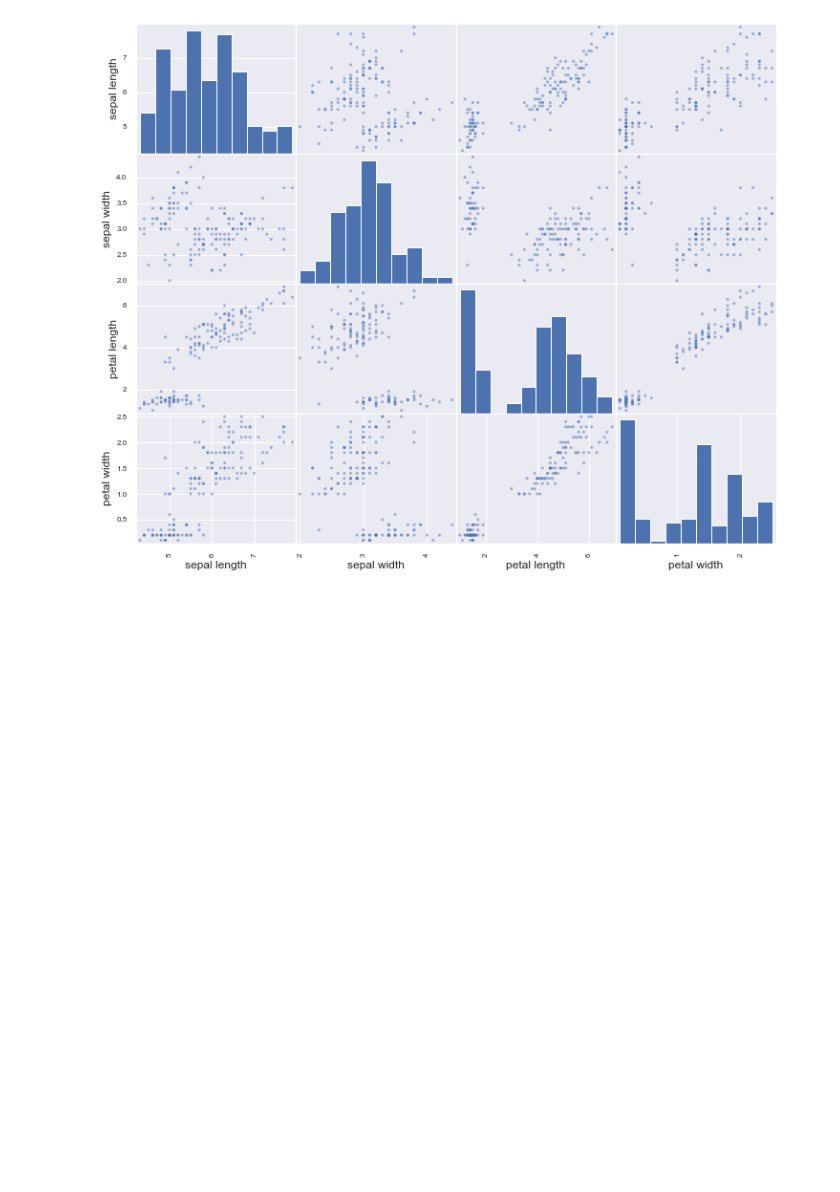
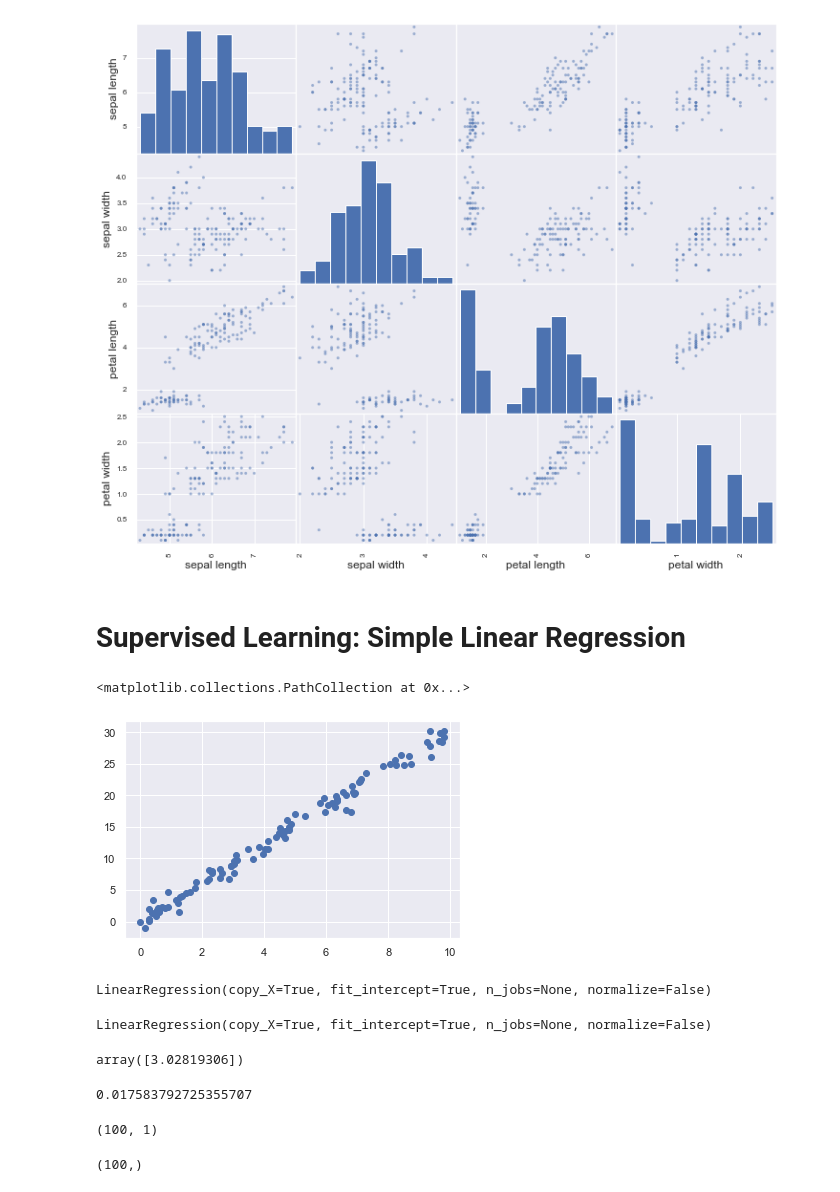
Before and after one commit to assadzakir/deep-learning, a Jupyter notebook: 04-iris-project/Iris Project.ipynb, the cells around one changed output. Cells and saved outputs as stored; diff of their text form; code cells hidden in the pictures; blank space fills up the shorter version.

Commit message:
-BSH-Correlation Analysis and Feature Selection -BSH-Simple Linear Regression Modelling

```diff
--- a/04-iris-project/Iris Project.ipynb
+++ b/04-iris-project/Iris Project.ipynb
@@ -222,3 +222,17 @@ array([[<matplotlib.axes._subplots.AxesSubplot object at 0x...>,
         <matplotlib.axes._subplots.AxesSubplot object at 0x...>]],
       dtype=object)
 [figure]
+# %% [markdown]
+# Supervised Learning: Simple Linear Regression
+# %%
+x = 10 * np.random.rand(100)
+
+# print(np.random.rand(2))
+# %%
+y = 3 * x + np.random.randn(100)
+# print(np.random.randn(20))
+# %%
+plt.scatter(x, y)
+# %% [output]
+<matplotlib.collections.PathCollection at 0x...>
+[figure, added]
@@ -224,0 +243,4 @@ array([[<matplotlib.axes._subplots.AxesSubplot object at 0x...>,
+# %%
+model
+# %% [output]
+LinearRegression(copy_X=True, fit_intercept=True, n_jobs=None, normalize=False)
@@ -224,0 +249,25 @@ array([[<matplotlib.axes._subplots.AxesSubplot object at 0x...>,
+# %%
+model.fit(X, y)
+# %% [output]
+LinearRegression(copy_X=True, fit_intercept=True, n_jobs=None, normalize=False)
+# %%
+#weights
+model.coef_
+# %% [output]
+array([3.02819306])
+# %%
+# intercept
+model.intercept_
+# %% [output]
+0.017583792725355707
+# %%
+x_fit = np.linspace(-1, 11, 100).reshape(-1, 1)
+x_fit.shape
+# print(np.linspace(-1, 1, 5))
+# %% [output]
+(100, 1)
+# %%
+predicted_y = model.predict(x_fit)
+predicted_y.shape
+# %% [output]
+(100,)
```
Also changed, not shown: parts of 6 cells of this notebook, 5 other files.
